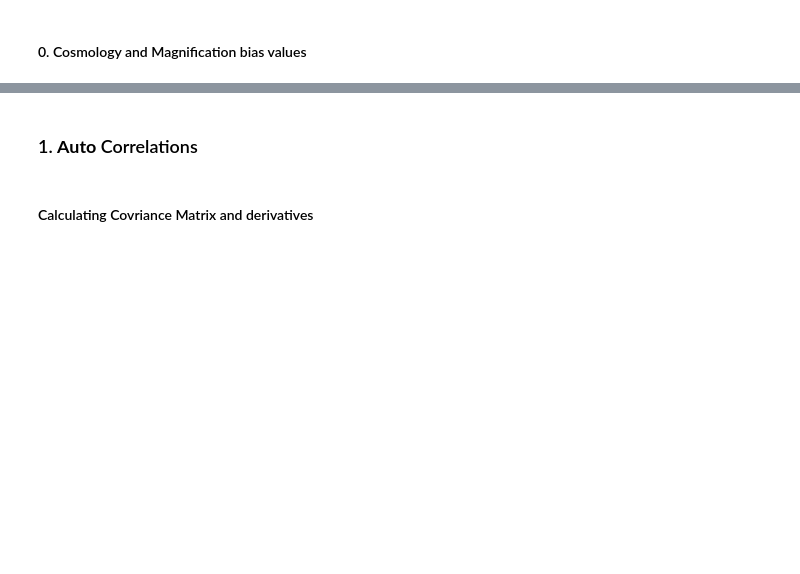
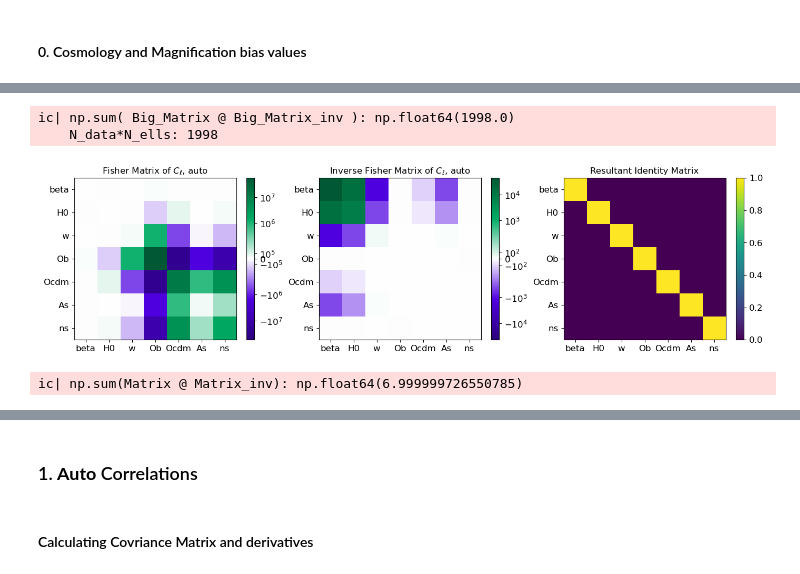
Before and after one commit to GreenTS27/Photo_Surveys-HI_IM-Fisher_Matrix, a Jupyter notebook: Fisher_Matrix_C_ell_vs_w_t.ipynb, the cells around one changed output, grey strips where cells are left out. Saved outputs shown, nothing was run; the diff lists cells and outputs as text; code cells hidden in the pictures; blank space fills up the shorter version.

```diff
--- a/Fisher_Matrix_C_ell_vs_w_t.ipynb
+++ b/Fisher_Matrix_C_ell_vs_w_t.ipynb
@@ -780,0 +1157,4 @@ ic| bin_z_Cl: array([2, 2, 5, 5])
+# %%
+dic_derivatives_auto = Fisher_derivative(Data_arr_zs_auto, arr_zs, dic_Window, full_l_min, full_l_max,
+                                            dic_mag_bias, dic_Cosm_param, C_ells_CAMB_HI,
+                                            bias_func_Gal=gal_bias_DES,  bias_func_HI=gal_bias_HI, N_bins_Gal=N_bins_Gal )
@@ -780,0 +1170,17 @@ ic| bin_z_Cl: array([2, 2, 5, 5])
+# %%
+Fish_Cl_auto = Fisher_Matrix_Cl(Data_arr_zs_auto, dic_Cosm_param, Cov_Matrix_auto, dic_derivatives_auto,
+                                full_l_min, l_min, full_l_max, l_max, f_sky=f_sky)
+
+Visualising_F_Matrices( Fish_Cl_auto, dic_Cosm_param,
+                       list_titles=[r"Fisher Matrix of $C_\ell$, auto",r"Inverse Fisher Matrix of $C_\ell$, auto",
+                                    "Resultant Identity Matrix"])
+
+# Saving data
+df_Cl_auto = pd.DataFrame(data=Fish_Cl_auto.astype(float))
+df_Cl_auto.to_csv(F"{folder_name}FisherM_Cl_auto_{save_filename}_f{f_sky_str}_lmin{l_min}_thetaMax{theta_max}.csv",
+                  sep=' ', header=False, float_format='%.8g', index=False)
+# %% [output]
+ic| np.sum( Big_Matrix @ Big_Matrix_inv ): np.float64(1998.0)
+    N_data*N_ells: 1998
+[figure, added]
+ic| np.sum(Matrix @ Matrix_inv): np.float64(6.999999726550785)
```
Also changed, not shown: parts of 22 cells of this notebook.
